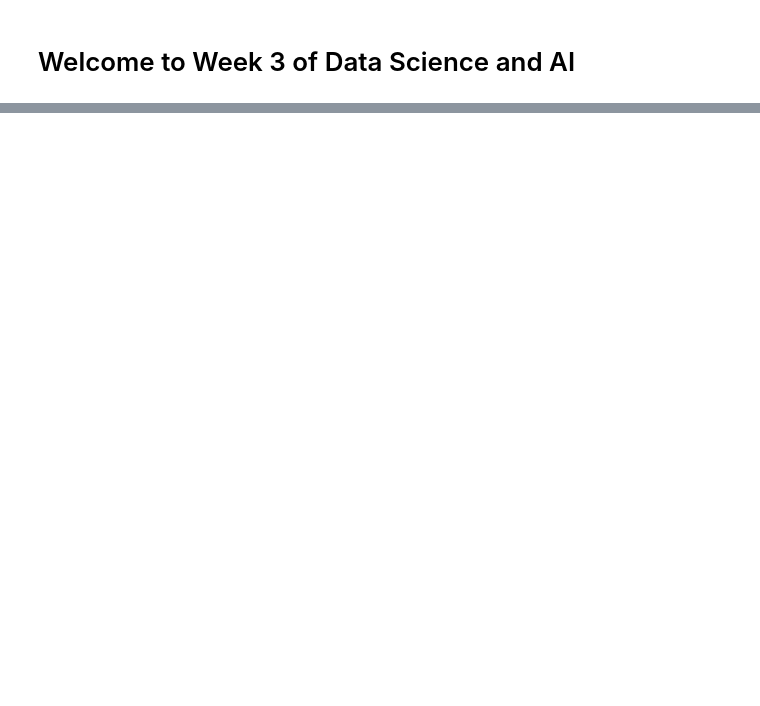
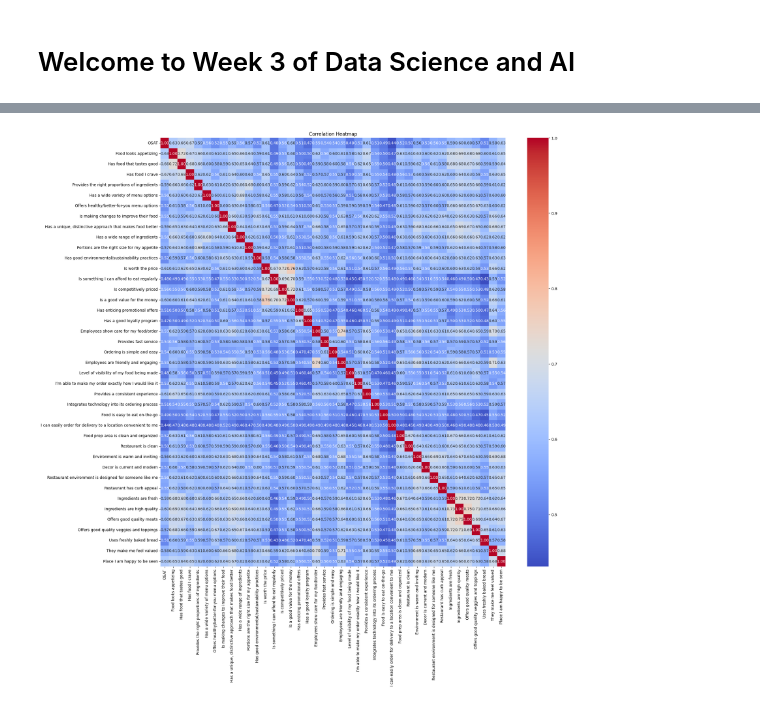
Before and after one commit to timothyafolami/ZTH---8-Weeks-Data-Science---AI-Curriculum, a Jupyter notebook: Week 3/Notebook-3.ipynb, the cells around one changed output, grey strips where cells are left out. Saved outputs shown, nothing was run; the diff lists cells and outputs as text; code cells hidden in the pictures; blank space fills up the shorter version.

```diff
--- a/Week 3/Notebook-3.ipynb
+++ b/Week 3/Notebook-3.ipynb
@@ -37,0 +422,22 @@
+# %%
+# Create a count plot for all features
+def plot_countplot(dataset):
+    for column in dataset.columns:
+        plt.figure(figsize=(10, 5))
+        sns.countplot(x=column, data=dataset, palette='viridis')
+        plt.title(f'Count Plot for {column}')
+        plt.show()
+
+# Correlation analysis using a heatmap
+def plot_correlation_heatmap(dataset):
+    correlation_matrix = dataset.corr()
+    plt.figure(figsize=(20, 20))
+    sns.heatmap(correlation_matrix, annot=True, cmap='coolwarm', fmt=".2f")
+    plt.title('Correlation Heatmap')
+    plt.show()
+
+# Pairwise relationship plot
+def plot_pairplot(dataset):
+    sns.pairplot(dataset)
+    plt.suptitle('Pairwise Relationship Plot', y=1.02)
+    plt.show()
@@ -37,0 +461,4 @@
+# %%
+# correlation heatmap
+plot_correlation_heatmap(sandwich_4.drop('brand', axis=1))
+# %% [output]
@@ -37,0 +469 @@
+[figure, added]
```
Also changed, not shown: parts of 39 cells of this notebook, 1 other file.
